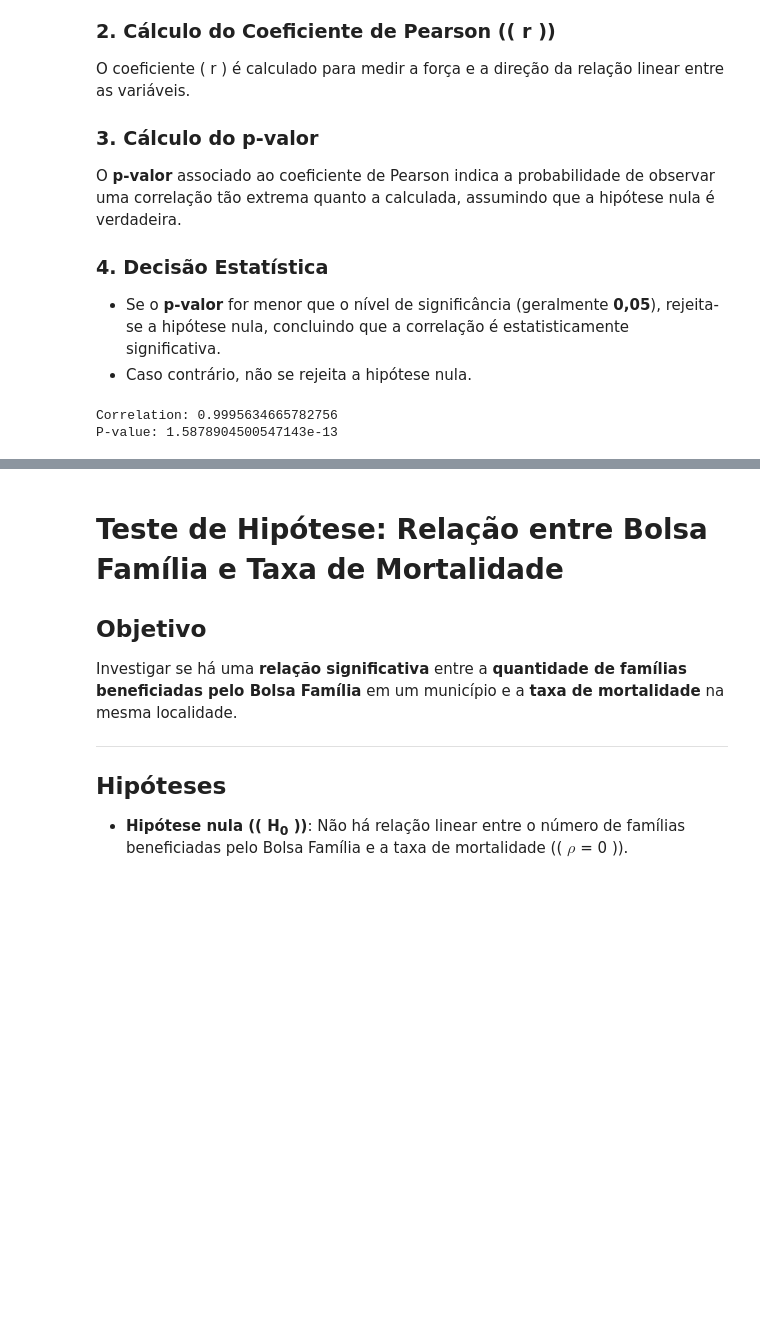
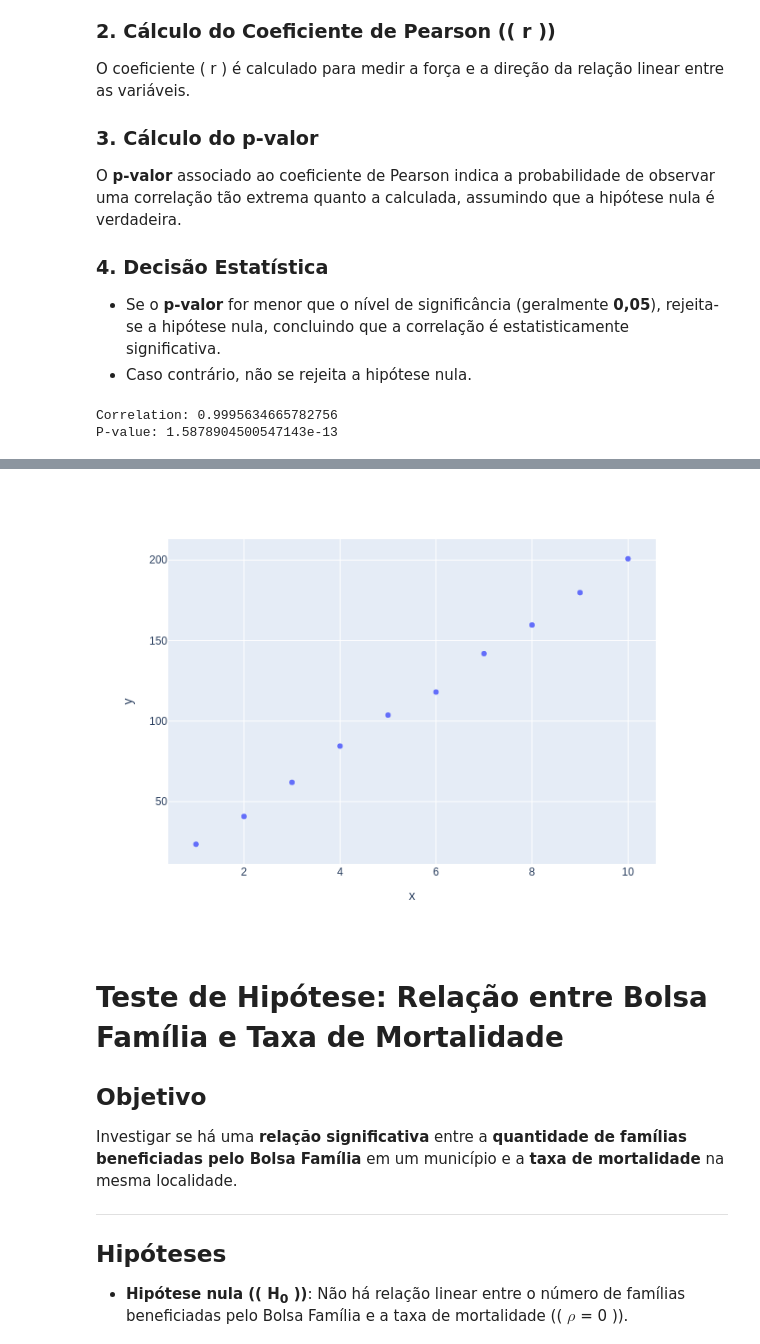
Before and after one commit to brunasaturnino/Projeto-ICD, a Jupyter notebook: notebooks/Hypotesis_Tests_and_IC.ipynb, the cells around one changed output, grey strips where cells are left out. Drawn from its saved outputs; the diff is of its cells as text; code cells hidden in the pictures; blank space fills up the shorter version.

```diff
--- a/notebooks/Hypotesis_Tests_and_IC.ipynb
+++ b/notebooks/Hypotesis_Tests_and_IC.ipynb
@@ -53,7 +53,8 @@ correration, p_value = stats.pearsonr(x, y)
 print(f'Correlation: {correration}')
 print(f'P-value: {p_value}')
 
-px.scatter(x=x, y=y)
+fig = px.scatter(x=x, y=y)
+fig.show()
 # %% [output]
 Correlation: 0.9995634665782756
 P-value: 1.5878904500547143e-13
@@ -61,3 +61,4 @@ P-value: 1.5878904500547143e-13
+[figure, added]
 # %% [markdown]
 # Teste de Hipótese: Relação entre Bolsa Família e Taxa de Mortalidade
 
```
Also changed, not shown: parts of 6 cells of this notebook.
